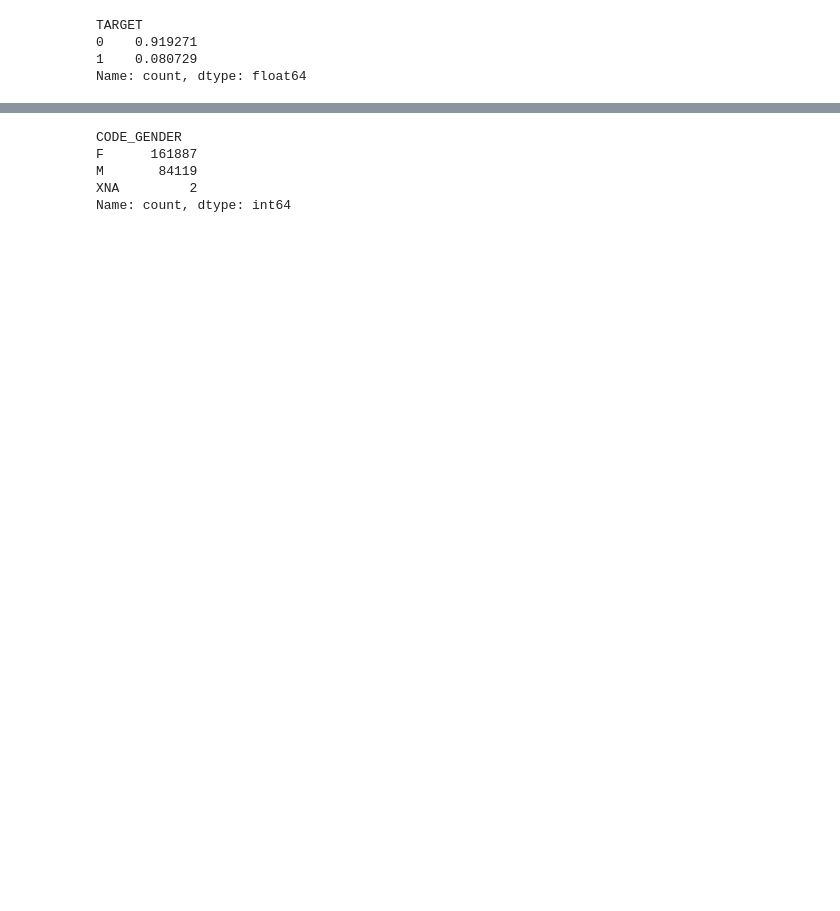
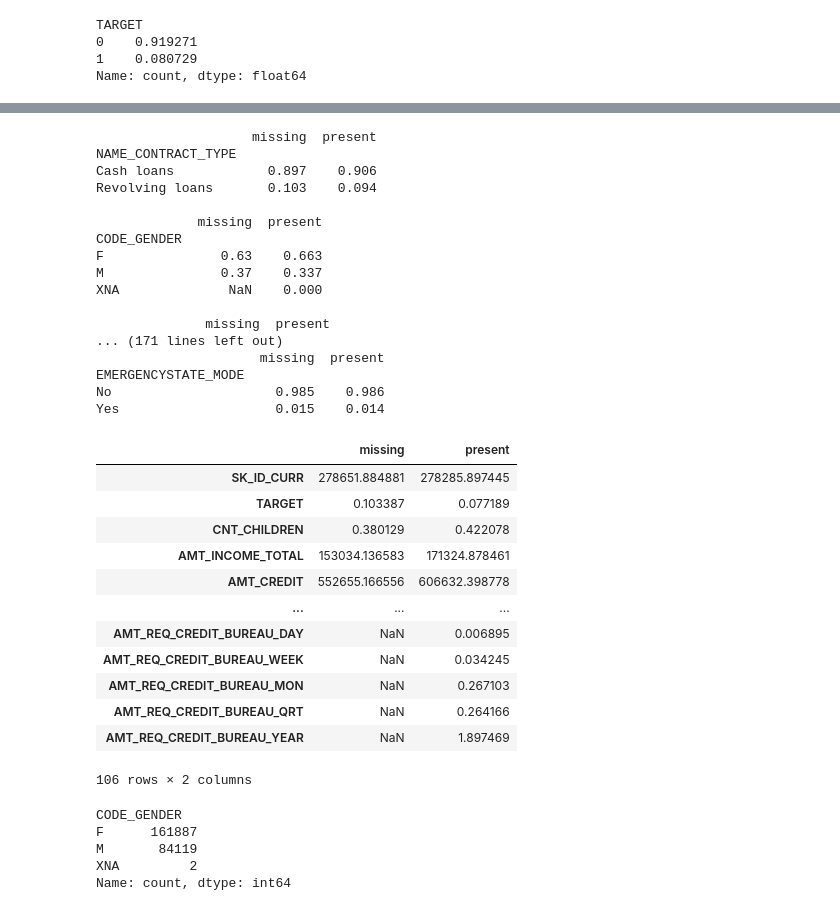
Before and after one commit to kanikasure/loan-default-risk, a Jupyter notebook: notebooks/03_eda.ipynb, the cells around one changed output, grey strips where cells are left out. Saved outputs shown, nothing was run; the diff lists cells and outputs as text; code cells hidden in the pictures; blank space fills up the shorter version.

```diff
--- a/notebooks/03_eda.ipynb
+++ b/notebooks/03_eda.ipynb
@@ -61,3 +83,52 @@ with pd.option_context("display.max_rows", None):
+# %%
+missing = df['AMT_REQ_CREDIT_BUREAU_DAY'].isna()
+
+# Categorical columns: share of each value in each group, side by side
+cat_cols = df.select_dtypes(exclude='number').columns
+for col in cat_cols:
+    comp = pd.concat({
+        'missing': df.loc[missing, col].value_counts(normalize=True),
+        'present': df.loc[~missing, col].value_counts(normalize=True),
+    }, axis=1).round(3)
+    print(comp, '\n')
+
+# Numeric columns: compare group means
+num_cols = df.select_dtypes(include='number').columns
+pd.concat({
+    'missing': df.loc[missing, num_cols].mean(),
+    'present': df.loc[~missing, num_cols].mean(),
+}, axis=1)
+# %% [output]
+                    missing  present
+NAME_CONTRACT_TYPE
+Cash loans            0.897    0.906
+Revolving loans       0.103    0.094
+
+             missing  present
+CODE_GENDER
+F               0.63    0.663
+M               0.37    0.337
+XNA              NaN    0.000
+
+              missing  present
+... (171 lines left out)
+                     missing  present
+EMERGENCYSTATE_MODE
+No                     0.985    0.986
+Yes                    0.015    0.014
+|  | missing | present |
+| SK_ID_CURR | 278651.884881 | 278285.897445 |
+| TARGET | 0.103387 | 0.077189 |
+| CNT_CHILDREN | 0.380129 | 0.422078 |
+| AMT_INCOME_TOTAL | 153034.136583 | 171324.878461 |
+| AMT_CREDIT | 552655.166556 | 606632.398778 |
+| ... | ... | ... |
+| AMT_REQ_CREDIT_BUREAU_DAY | NaN | 0.006895 |
+| AMT_REQ_CREDIT_BUREAU_WEEK | NaN | 0.034245 |
+| AMT_REQ_CREDIT_BUREAU_MON | NaN | 0.267103 |
+| AMT_REQ_CREDIT_BUREAU_QRT | NaN | 0.264166 |
+| AMT_REQ_CREDIT_BUREAU_YEAR | NaN | 1.897469 |
+106 rows × 2 columns
 # %%
 #unique categories in gender
 df["CODE_GENDER"].value_counts()
```
Also changed, not shown: parts of 11 cells of this notebook, 3 other files.
